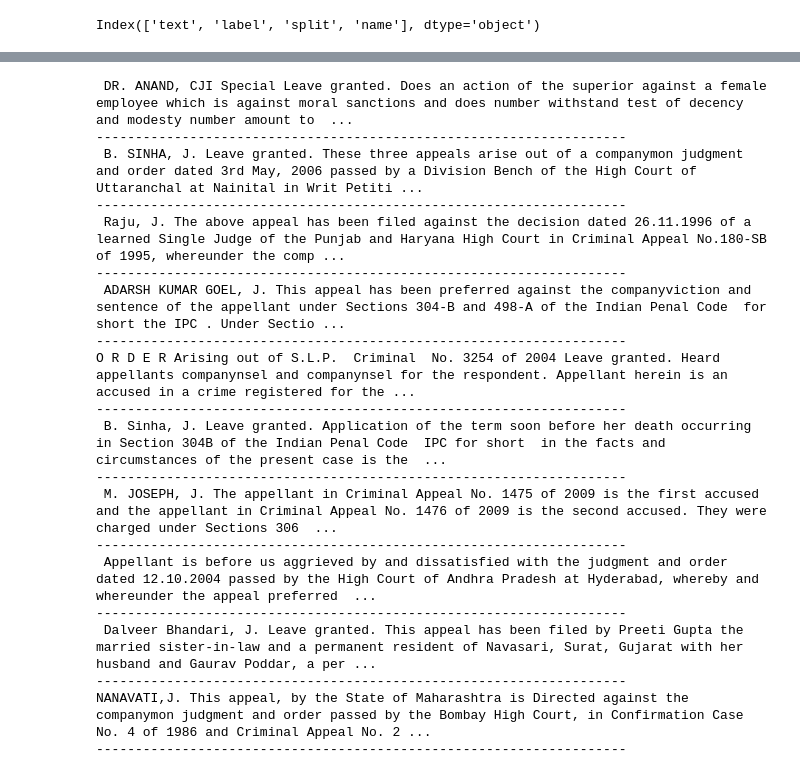
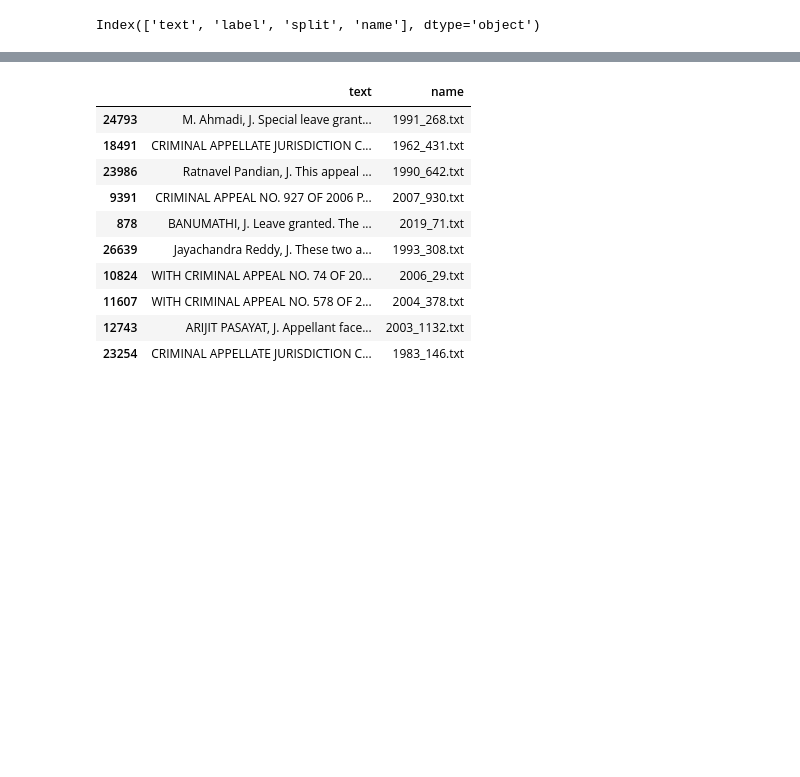
Before and after one commit to sarthak23-25/CSE508_Winter2024_Project, a Jupyter notebook: BM25.ipynb, the cells around one changed output, grey strips where cells are left out. Drawn from its saved outputs; the diff is of its cells as text; code cells hidden in the pictures; blank space fills up the shorter version.

```diff
--- a/BM25.ipynb
+++ b/BM25.ipynb
@@ -32,10 +62,10 @@ Index(['text', 'label', 'split', 'name'], dtype='object')
 # %%
-# tokens_pickle_path = "/content/drive/MyDrive/IR_PROJECT_DATASET/tokens.pkl"
-# with open(tokens_pickle_path, 'wb') as file:
-#     pickle.dump(df_tokens, file)
+tokens_path = "/content/drive/MyDrive/IR_PROJECT_DATASET/tokens.pkl"
+with open(tokens_path, 'wb') as file:
+    pickle.dump(df_tokens, file)
 # %%
-tokens_pickle_path = "/content/drive/MyDrive/IR_PROJECT_DATASET/tokens.pkl"
-with open(tokens_pickle_path, 'rb') as file:
+tokens_path = "/content/drive/MyDrive/IR_PROJECT_DATASET/tokens.pkl"
+with open(tokens_path, 'rb') as file:
     df_tokens = pickle.load(file)
 # %%
 bm25_index = BM25Okapi(df_tokens.tolist())
@@ -46,6 +76,6 @@ def search(search_string, num_results=10):
     top_indexes = np.argsort(scores)[::-1][:num_results]
     return top_indexes
 # %%
-indexes = search('work place harassment')
+indexes = search('snatch')
 indexes
 # %% [output]
@@ -54,2 +84,2 @@ array([32043,  8605, 12155,  3324, 11324,  6520,   301,  7782,  5548,
 # %%
-df.loc[indexes,['text', 'name']]
+res_df = df.loc[indexes,['text', 'name']]
@@ -68,25 +86,14 @@ df.loc[indexes,['text', 'name']]
-# %%
-for i in indexes:
-    print(df.iloc[i, 0])
-    print("--------------------------------------------------------------------")
-# %% [output]
- DR. ANAND, CJI Special Leave granted. Does an action of the superior against a female employee which is against moral sanctions and does number withstand test of decency and modesty number amount to  ...
---------------------------------------------------------------------
- B. SINHA, J. Leave granted. These three appeals arise out of a companymon judgment and order dated 3rd May, 2006 passed by a Division Bench of the High Court of Uttaranchal at Nainital in Writ Petiti ...
---------------------------------------------------------------------
- Raju, J. The above appeal has been filed against the decision dated 26.11.1996 of a learned Single Judge of the Punjab and Haryana High Court in Criminal Appeal No.180-SB of 1995, whereunder the comp ...
---------------------------------------------------------------------
- ADARSH KUMAR GOEL, J. This appeal has been preferred against the companyviction and sentence of the appellant under Sections 304-B and 498-A of the Indian Penal Code  for short the IPC . Under Sectio ...
---------------------------------------------------------------------
-O R D E R Arising out of S.L.P.  Criminal  No. 3254 of 2004 Leave granted. Heard appellants companynsel and companynsel for the respondent. Appellant herein is an accused in a crime registered for the ...
---------------------------------------------------------------------
- B. Sinha, J. Leave granted. Application of the term soon before her death occurring in Section 304B of the Indian Penal Code  IPC for short  in the facts and circumstances of the present case is the  ...
---------------------------------------------------------------------
- M. JOSEPH, J. The appellant in Criminal Appeal No. 1475 of 2009 is the first accused and the appellant in Criminal Appeal No. 1476 of 2009 is the second accused. They were charged under Sections 306  ...
---------------------------------------------------------------------
- Appellant is before us aggrieved by and dissatisfied with the judgment and order dated 12.10.2004 passed by the High Court of Andhra Pradesh at Hyderabad, whereby and whereunder the appeal preferred  ...
---------------------------------------------------------------------
- Dalveer Bhandari, J. Leave granted. This appeal has been filed by Preeti Gupta the married sister-in-law and a permanent resident of Navasari, Surat, Gujarat with her husband and Gaurav Poddar, a per ...
---------------------------------------------------------------------
-NANAVATI,J. This appeal, by the State of Maharashtra is Directed against the companymon judgment and order passed by the Bombay High Court, in Confirmation Case No. 4 of 1986 and Criminal Appeal No. 2 ...
---------------------------------------------------------------------
+# %%
+res_df
+# %% [output]
+|  | text | name |
+| 24793 | M. Ahmadi, J. Special leave grant... | 1991_268.txt |
+| 18491 | CRIMINAL APPELLATE JURISDICTION C... | 1962_431.txt |
+| 23986 | Ratnavel Pandian, J. This appeal ... | 1990_642.txt |
+| 9391 | CRIMINAL APPEAL NO. 927 OF 2006 P... | 2007_930.txt |
+| 878 | BANUMATHI, J. Leave granted. The ... | 2019_71.txt |
+| 26639 | Jayachandra Reddy, J. These two a... | 1993_308.txt |
+| 10824 | WITH CRIMINAL APPEAL NO. 74 OF 20... | 2006_29.txt |
+| 11607 | WITH CRIMINAL APPEAL NO. 578 OF 2... | 2004_378.txt |
+| 12743 | ARIJIT PASAYAT, J. Appellant face... | 2003_1132.txt |
+| 23254 | CRIMINAL APPELLATE JURISDICTION C... | 1983_146.txt |
```
Also changed, not shown: parts of 11 cells of this notebook.
